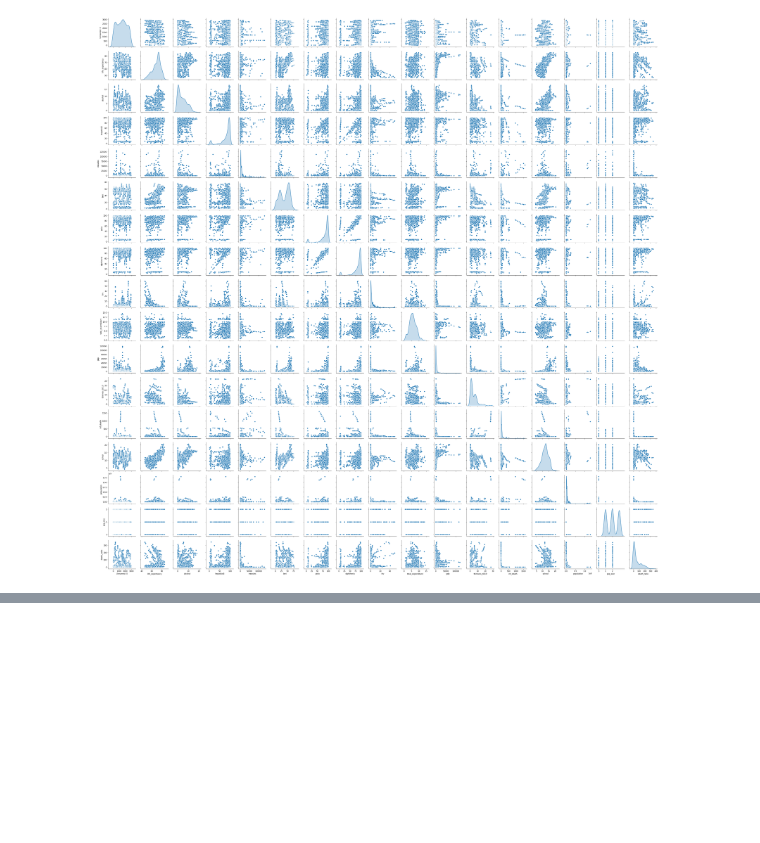
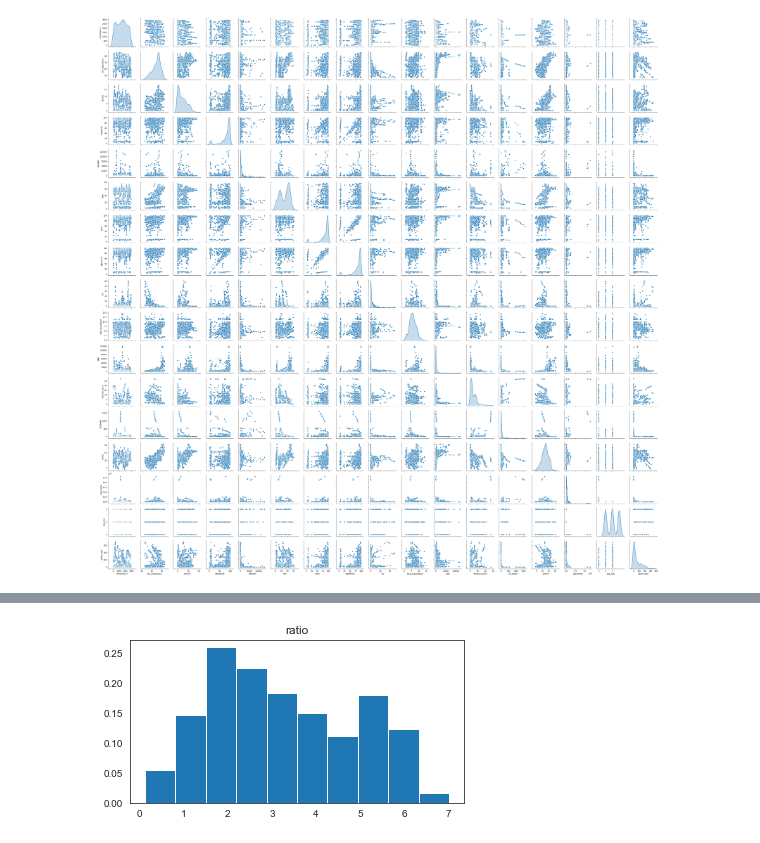
Before and after one commit to DaggerForce/Life_Expectancy_Project, a Jupyter notebook: life_expectancy.ipynb, the cells around one changed output, grey strips where cells are left out. Saved outputs shown, nothing was run; the diff lists cells and outputs as text; code cells hidden in the pictures; blank space fills up the shorter version.

```diff
--- a/life_expectancy.ipynb
+++ b/life_expectancy.ipynb
@@ -114,19 +113,21 @@ CorrMtx(corr_map)
 # %%
 def create_hist(data, transform=None, title=None):
     if transform == 'log':
         data = np.log(data)
     elif transform == 'sqrt':
         data = np.cbrt(data)
     elif transform == 'cube':
         data = np.cbrt(data)
 
     plt.figure(figsize=(6,3))
     plt.hist(data, density=True)
     plt.title(title)
     plt.show
     return
 
-create_hist(new_df['pop_gdp'], transform=None ,title="ratio")
+create_hist(new_df['death_ratio'], transform="sqrt" ,title="ratio")
+# %% [output]
+[figure, added]
 # %%
 y = new_df.life_expectancy
 
```
Also changed, not shown: parts of 12 cells of this notebook.
